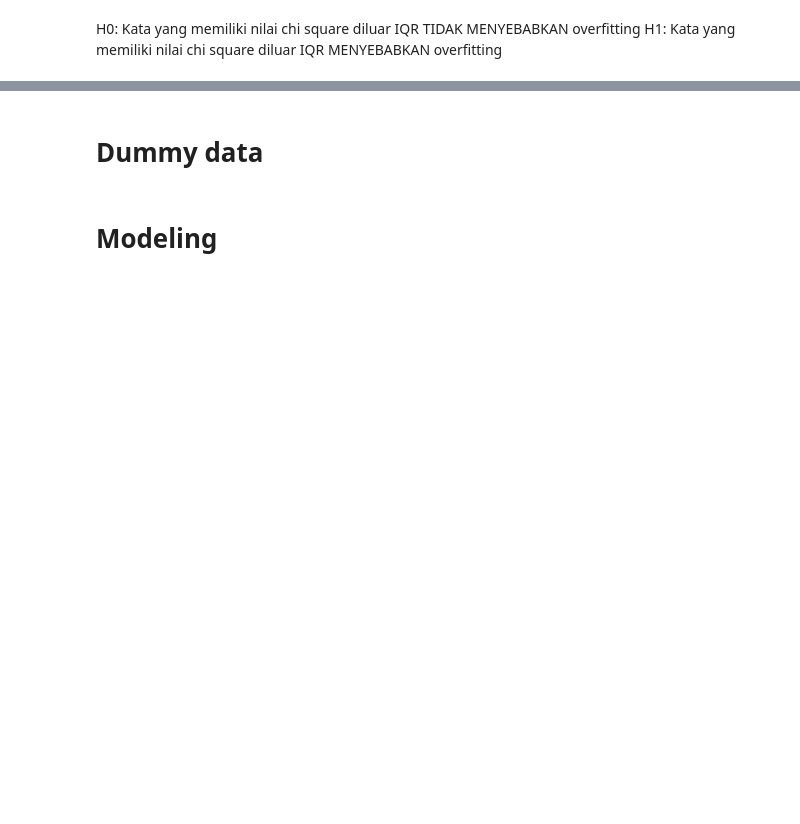
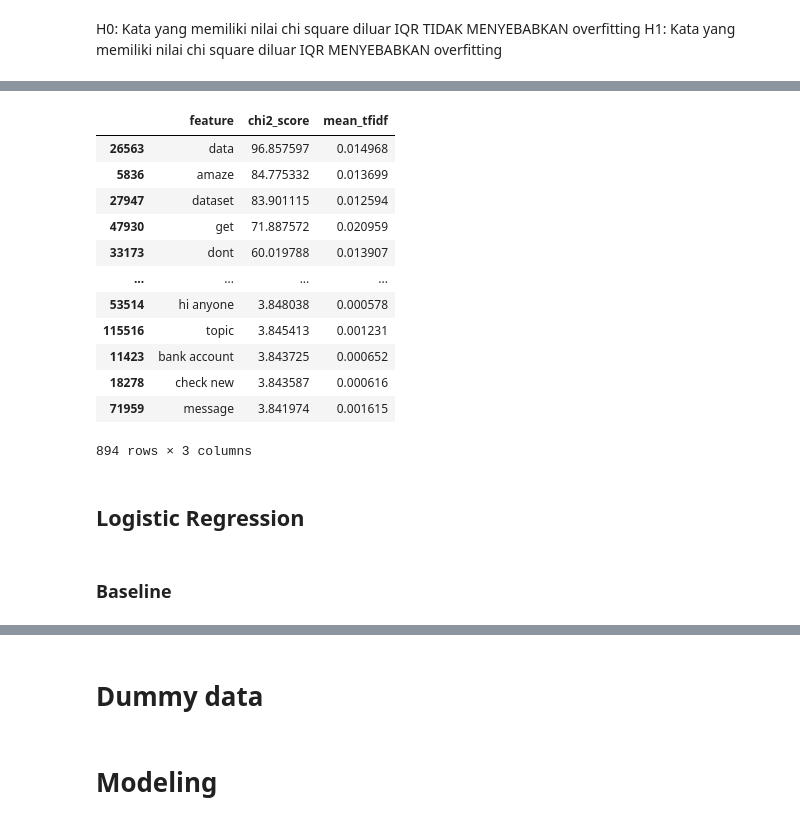
Before and after one commit to SalomoHS/Berlian-Hacktiv8, a Jupyter notebook: Sesi-22/MiniProject.ipynb, the cells around one changed output, grey strips where cells are left out. Cells and saved outputs as stored; diff of their text form; code cells hidden in the pictures; blank space fills up the shorter version.

```diff
--- a/Sesi-22/MiniProject.ipynb
+++ b/Sesi-22/MiniProject.ipynb
@@ -1137,0 +1002,55 @@ print(classification_report(test_set['label'], y_pred))
+# %%
+from sklearn.feature_selection import SelectFpr, chi2, SelectPercentile
+
+# Pilih fitur dengan p-value chi2 < 0.05
+selector = SelectFpr(chi2, alpha = 0.05)
+
+X_selected = selector.fit_transform(X_train_tfidf, y_train)
+X_test_selected = selector.transform(X_test_tfidf)
+
+selector.fit(X_train_tfidf, y_train)
+feature_names = tfidf.get_feature_names_out()
+
+# Score chi2
+
+chi_scores = selector.scores_
+
+# Rata-rata TF-IDF tiap feature
+mean_tfidf = np.asarray(X_train_tfidf.mean(axis=0)).ravel()
+
+# Dataframe
+df_scores = pd.DataFrame({
+    'feature': feature_names,
+    'chi2_score': chi_scores,
+    'mean_tfidf': mean_tfidf
+})
+
+# Hanya feature terpilih
+mask = selector.get_support()
+df_scores = df_scores[mask]
+
+# Sort descending berdasarkan chi2
+df_scores = df_scores.sort_values(
+    by='chi2_score',
+    ascending=False
+)
+
+df_scores
+# %% [output]
+|  | feature | chi2_score | mean_tfidf |
+| 26563 | data | 96.857597 | 0.014968 |
+| 5836 | amaze | 84.775332 | 0.013699 |
+| 27947 | dataset | 83.901115 | 0.012594 |
+| 47930 | get | 71.887572 | 0.020959 |
+| 33173 | dont | 60.019788 | 0.013907 |
+| ... | ... | ... | ... |
+| 53514 | hi anyone | 3.848038 | 0.000578 |
+| 115516 | topic | 3.845413 | 0.001231 |
+| 11423 | bank account | 3.843725 | 0.000652 |
+| 18278 | check new | 3.843587 | 0.000616 |
+| 71959 | message | 3.841974 | 0.001615 |
+894 rows × 3 columns
+# %% [markdown]
+## Logistic Regression
+# %% [markdown]
+### Baseline
```
Also changed, not shown: parts of 85 cells of this notebook, 1 other file.
